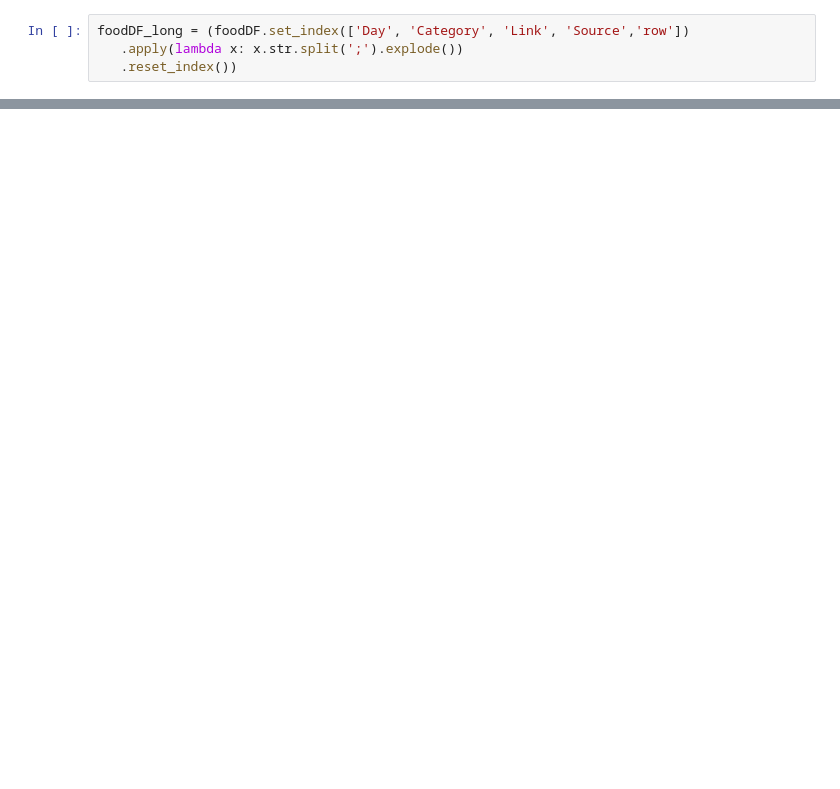
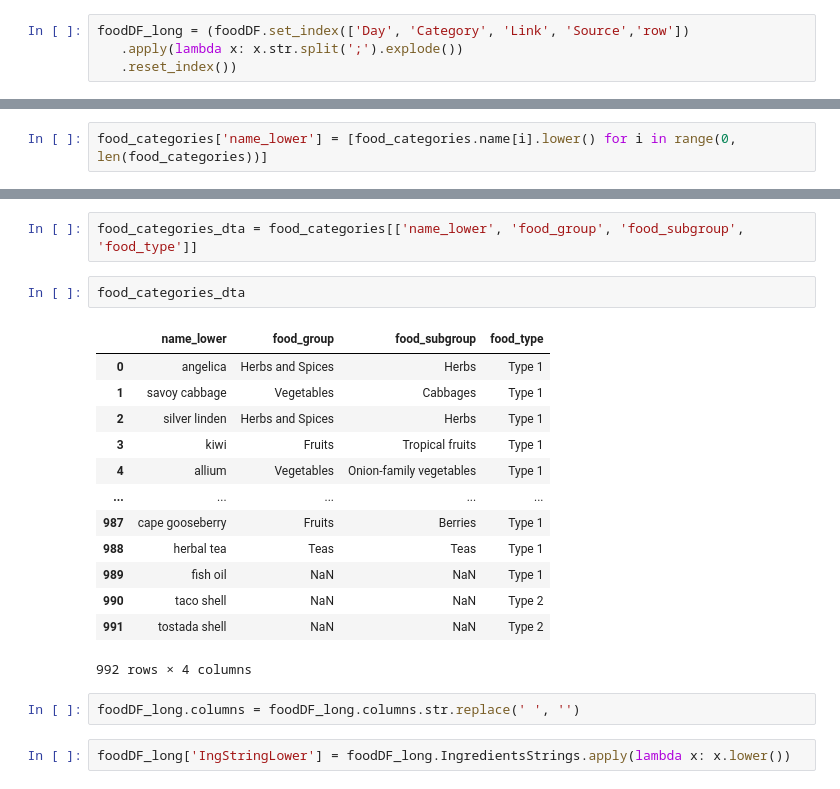
Before and after one commit to julieinsan/StravaAPI, a Jupyter notebook: Connecting Food Diary.ipynb, the cells around one changed output, grey strips where cells are left out. Saved outputs shown, nothing was run; the diff lists cells and outputs as text; blank space fills up the shorter version.

```diff
--- a/Connecting Food Diary.ipynb
+++ b/Connecting Food Diary.ipynb
@@ -201,0 +226,2 @@ sns.histplot(foodDF_long, y="IngredientsStrings")
+# %%
+food_categories['name_lower'] = [food_categories.name[i].lower() for i in range(0, len(food_categories))]
@@ -201,0 +238,22 @@ sns.histplot(foodDF_long, y="IngredientsStrings")
+# %%
+food_categories_dta = food_categories[['name_lower', 'food_group', 'food_subgroup', 'food_type']]
+# %%
+food_categories_dta
+# %% [output]
+|  | name_lower | food_group | food_subgroup | food_type |
+| 0 | angelica | Herbs and Spices | Herbs | Type 1 |
+| 1 | savoy cabbage | Vegetables | Cabbages | Type 1 |
+| 2 | silver linden | Herbs and Spices | Herbs | Type 1 |
+| 3 | kiwi | Fruits | Tropical fruits | Type 1 |
+| 4 | allium | Vegetables | Onion-family vegetables | Type 1 |
+| ... | ... | ... | ... | ... |
+| 987 | cape gooseberry | Fruits | Berries | Type 1 |
+| 988 | herbal tea | Teas | Teas | Type 1 |
+| 989 | fish oil | NaN | NaN | Type 1 |
+| 990 | taco shell | NaN | NaN | Type 2 |
+| 991 | tostada shell | NaN | NaN | Type 2 |
+992 rows × 4 columns
+# %%
+foodDF_long.columns = foodDF_long.columns.str.replace(' ', '')
+# %%
+foodDF_long['IngStringLower'] = foodDF_long.IngredientsStrings.apply(lambda x: x.lower())
```
Also changed, not shown: parts of 26 cells of this notebook, 1 other file.
